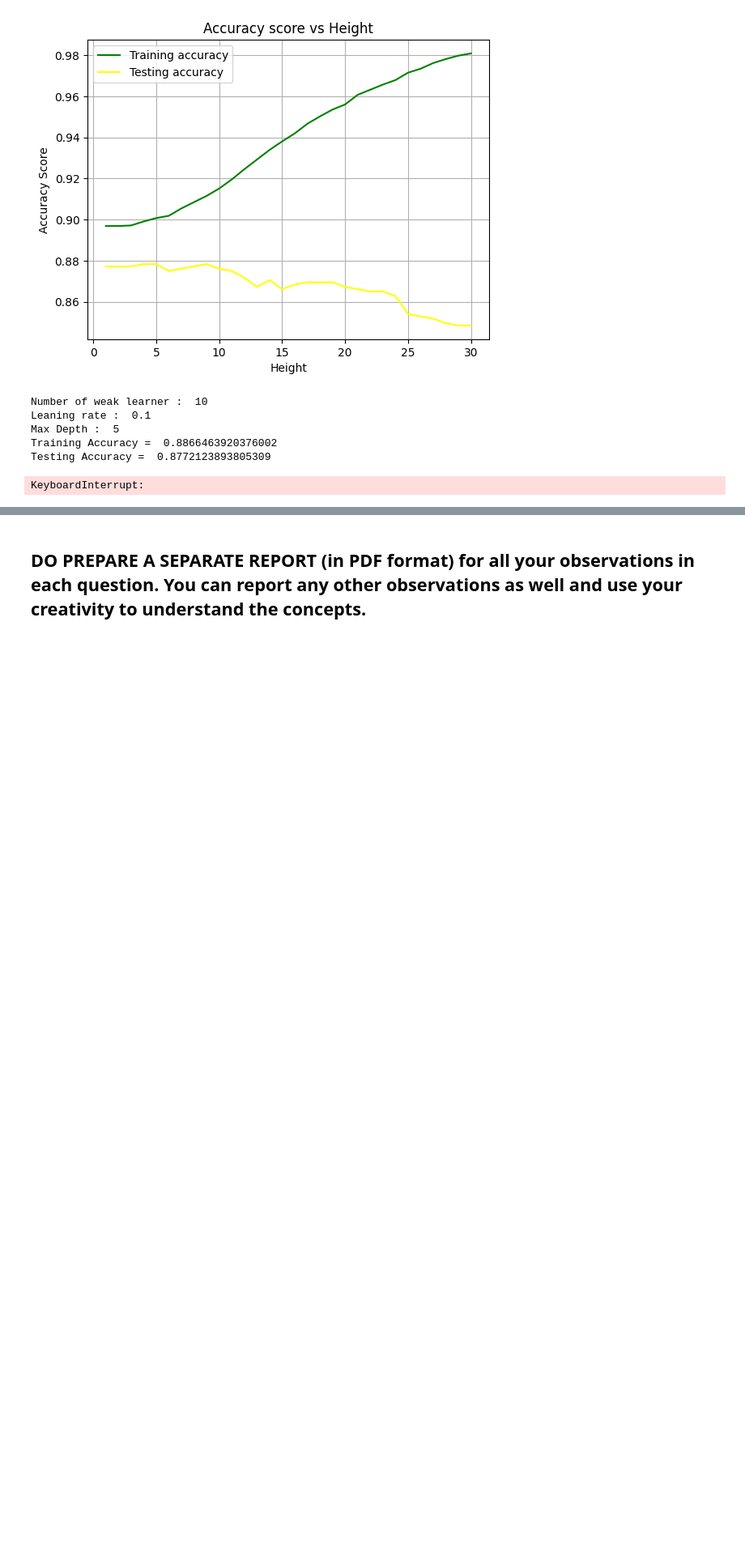
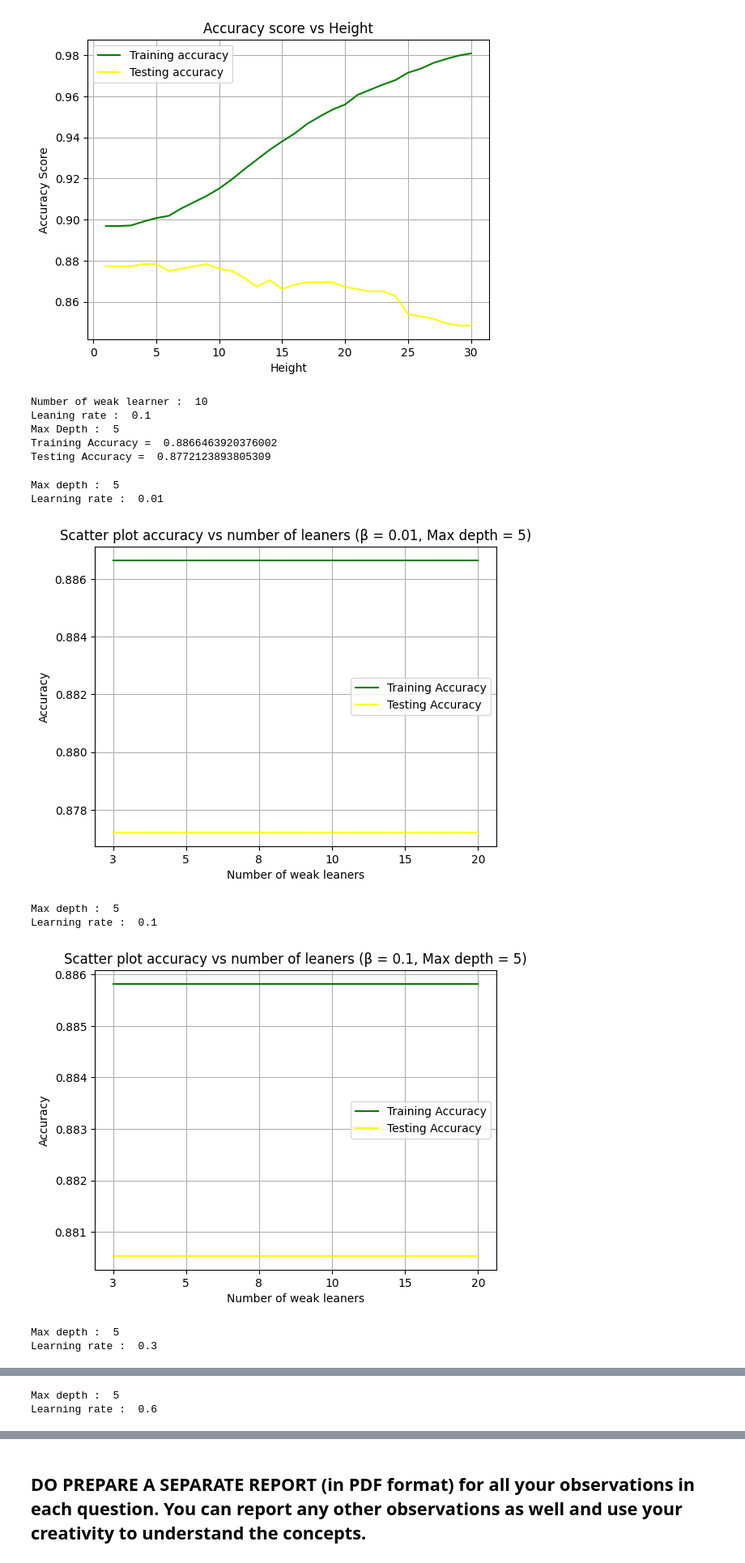
Before and after one commit to Aditya-Y-29/ML-Assignments, a Jupyter notebook: Assignment-2/ML24_CS503_Lab2_Classification.ipynb, the cells around one changed output, grey strips where cells are left out. Shown at 81% size. Saved outputs shown, nothing was run; the diff lists cells and outputs as text; code cells hidden in the pictures; blank space fills up the shorter version.

Commit message:
Feat: Task 3 - Added code for finding optimal weak leraner and lerning rate

```diff
--- a/Assignment-2/ML24_CS503_Lab2_Classification.ipynb
+++ b/Assignment-2/ML24_CS503_Lab2_Classification.ipynb
@@ -2368,32 +2369,44 @@ def plot_training_and_testing_accuracy_with_learning_rate_and_max_depth(num_iter
     plt.grid()
     plt.show()
 # %%
+np.random.seed(110)
+
 num_iterations = [3, 5, 8, 10, 15, 20]
-max_iterations = 30
+num_iterations_str = ['3', '5', '8', '10', '15', '20']
+max_iterations = 20
 learning_rates = [0.01, 0.1, 0.3, 0.6, 0.8, 1, 5, 10]
-num_iterations_str = ['3', '5', '8', '10', '15', '20']
-np.random.seed(110)
+seeds = [10, 20, 30]
+
 for max_depth in range(5, 2, -1):
     for learning_rate in learning_rates:
+        print("Max depth : ", max_depth)
+        print("Learning rate : ", learning_rate)
         training_accuracies = []
         testing_accuracies = []
         X = df.drop(columns=['y'])
         y = df['y']
 
         X_train, X_test, y_train, y_test = split_into_training_and_testing(X, y, test_size = 0.2, random_state = 165)
 
         trees = fit_gradient_boosting_decision_trees(X_train, y_train, max_iterations, learning_rate)
 
         for num_iteration in num_iterations:
             y_pred_train = predict_by_iterations(X_train, trees, learning_rate, num_iteration)
             training_accuracy = accuracy_score(y_train, y_pred_train)
 
             y_pred_test = predict_by_iterations(X_test, trees, learning_rate, num_iteration)
             testing_accuracy = accuracy_score(y_test, y_pred_test)
 
             training_accuracies.append(training_accuracy)
             testing_accuracies.append(testing_accuracy)
 
         plot_training_and_testing_accuracy_with_learning_rate_and_max_depth(num_iterations_str, training_accuracies, testing_accuracies, learning_rate, max_depth)
 # %% [output]
-KeyboardInterrupt:
+Max depth :  5
+Learning rate :  0.01
+[figure, added]
+Max depth :  5
+Learning rate :  0.1
+[figure, added]
+Max depth :  5
+Learning rate :  0.3
@@ -2399,0 +2414,2 @@ KeyboardInterrupt:
+Max depth :  5
+Learning rate :  0.6
```
Also changed, not shown: parts of 2 cells of this notebook.
